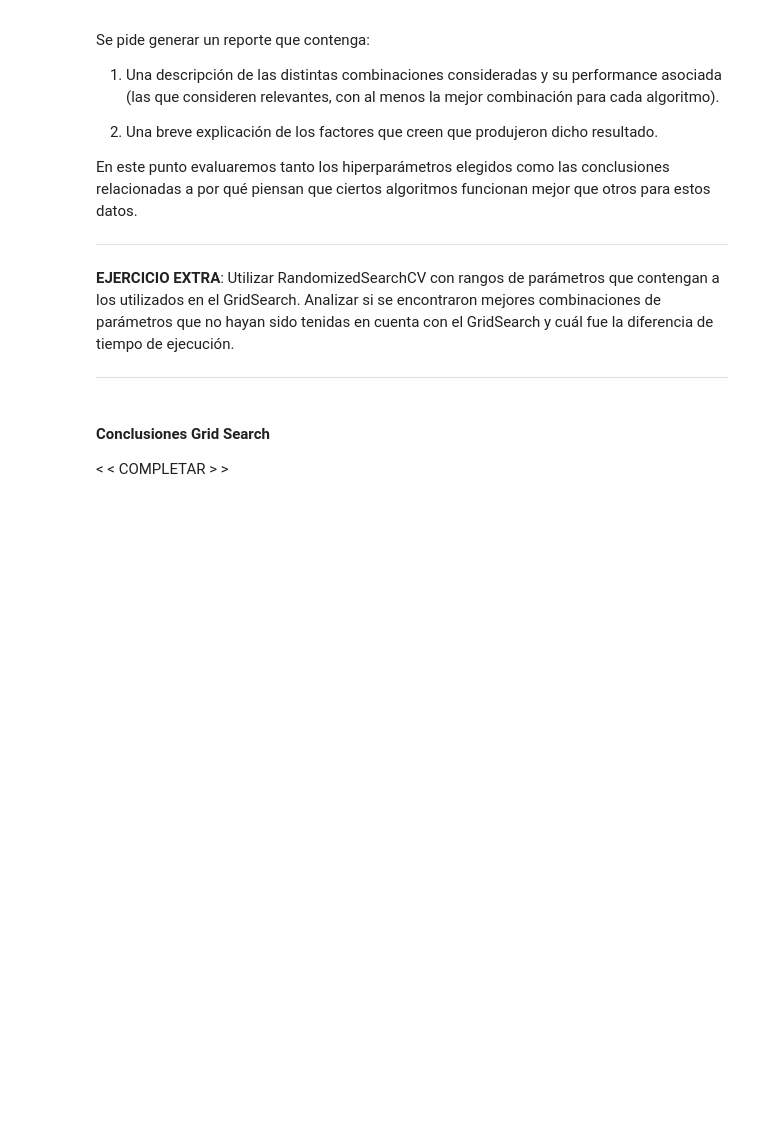
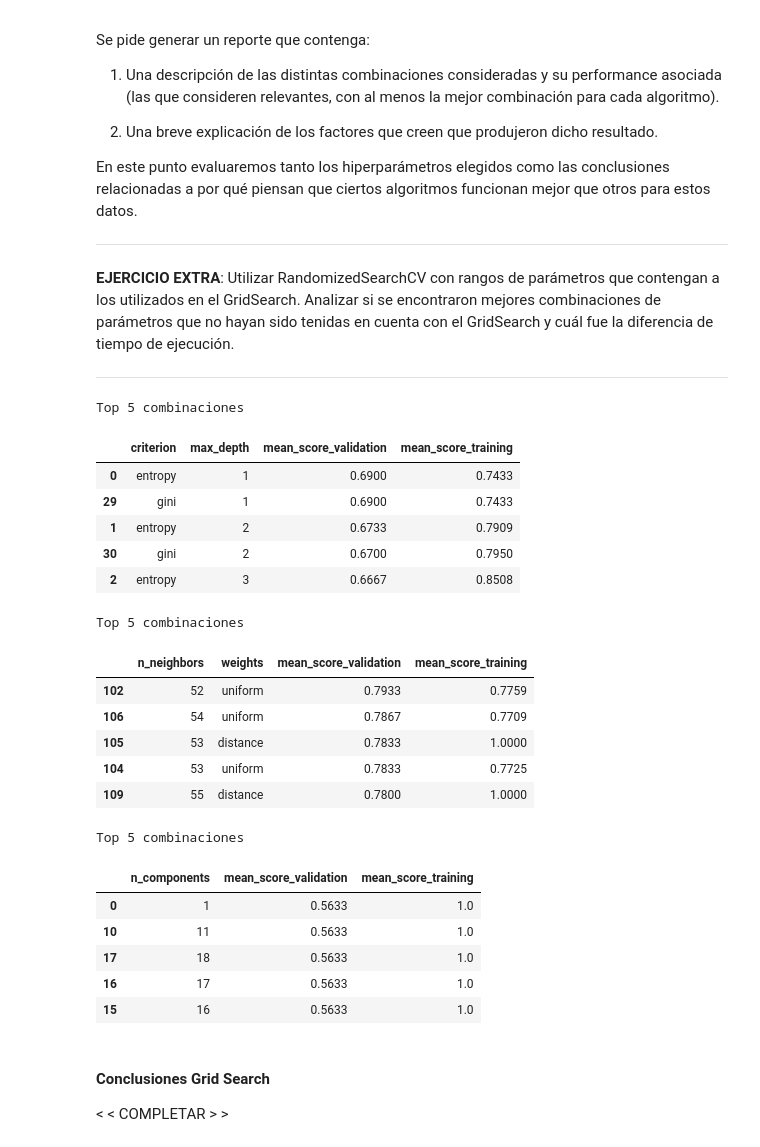
Before and after one commit to smcsicardi/machineLearning, a Jupyter notebook: TP1/TP1.ipynb, the cells around one changed output. Saved outputs shown, nothing was run; the diff lists cells and outputs as text; code cells hidden in the pictures; blank space fills up the shorter version.

```diff
--- a/TP1/TP1.ipynb
+++ b/TP1/TP1.ipynb
@@ -335,24 +341,87 @@ En este punto evaluaremos tanto los hiperparámetros elegidos como las conclusio
 # %%
 from sklearn.neighbors import KNeighborsClassifier
 from sklearn.discriminant_analysis import LinearDiscriminantAnalysis
 from sklearn.tree import DecisionTreeClassifier
 from sklearn.naive_bayes import GaussianNB
 from sklearn.svm import LinearSVC
 
 from sklearn.model_selection import GridSearchCV
 
 def top_resultados(grid, top=5):
     ## Si quieren, pueden utilizar esta función para imprimir las mejores combinaciones de su grid
     print("Top {} combinaciones".format(top))
-    df = pd.DataFrame(grid.cv_results_["params"])
+    df = pd.DataFrame(list(grid.cv_results_["params"]))
     df["mean_score_validation"] = grid.cv_results_["mean_test_score"]
     df["mean_score_training"] = grid.cv_results_["mean_train_score"]
     display(df.sort_values(by="mean_score_validation", ascending=False).head(top))
 
 ########################################################
 ## AQUI VA SU CODIGO
 ## Objetivo: comparar y explorar distintas combinaciones de parámetros para los algoritmos importados arriba
 ########################################################
+
+np.random.seed(SEED)
+X_train, X_test, y_train, y_test = sklearn.model_selection.train_test_split(X_dev, y_dev, test_size=0.2)
+c, r = y_train.shape
+y_train = y_train.values.reshape(c,)
+c, r = y_test.shape
+y_test = y_test.values.reshape(c,)
+
+
+
+# Árbol de decisión
+parametros_arbol = {"criterion":["entropy", "gini"], 'max_depth':np.arange(1,30)}
+grid_arbol = GridSearchCV(DecisionTreeClassifier(), parametros_arbol, cv=5)
+grid_arbol.fit(X_train, y_train)
+top_resultados(grid_arbol, top=5)
+
+# kNN
+
+parametros_knn = {"weights":["uniform", "distance"], 'n_neighbors':np.arange(1,200)}
+grid_knn = GridSearchCV(KNeighborsClassifier(), parametros_knn, cv=5)
+grid_knn.fit(X_train, y_train)
+top_resultados(grid_knn, top=5)
+
+
+# LDA
+parametros_lda = {"n_components":np.arange(1,20)}
+grid_lda = GridSearchCV(LinearDiscriminantAnalysis(), parametros_lda, cv=5)
+grid_lda.fit(X_train, y_train)
+top_resultados(grid_lda, top=5)
+
+# # GaussianNB
+# parametros_gauss = {}
+# grid_gauss = GridSearchCV(GaussianNB(), parametros_gauss, cv=5)
+# grid_gauss.fit(X_train, y_train)
+# top_resultados(grid_gauss, top=5)
+
+# # LinearSVC
+# parametros_lineal = {}
+# grid_lineal = GridSearchCV(LinearSVC(), parametros_lineal, cv=5)
+# grid_lineal.fit(X_train, y_train)
+# top_resultados(grid_lineal, top=5)
+# %% [output]
+Top 5 combinaciones
+|  | criterion | max_depth | mean_score_validation | mean_score_training |
+| 0 | entropy | 1 | 0.6900 | 0.7433 |
+| 29 | gini | 1 | 0.6900 | 0.7433 |
+| 1 | entropy | 2 | 0.6733 | 0.7909 |
+| 30 | gini | 2 | 0.6700 | 0.7950 |
+| 2 | entropy | 3 | 0.6667 | 0.8508 |
+Top 5 combinaciones
+|  | n_neighbors | weights | mean_score_validation | mean_score_training |
+| 102 | 52 | uniform | 0.7933 | 0.7759 |
+| 106 | 54 | uniform | 0.7867 | 0.7709 |
+| 105 | 53 | distance | 0.7833 | 1.0000 |
+| 104 | 53 | uniform | 0.7833 | 0.7725 |
+| 109 | 55 | distance | 0.7800 | 1.0000 |
+Top 5 combinaciones
+|  | n_components | mean_score_validation | mean_score_training |
+| 0 | 1 | 0.5633 | 1.0 |
+| 10 | 11 | 0.5633 | 1.0 |
+| 17 | 18 | 0.5633 | 1.0 |
+| 16 | 17 | 0.5633 | 1.0 |
+| 15 | 16 | 0.5633 | 1.0 |
 # %% [markdown]
 #### Conclusiones Grid Search
 
```
Also changed, not shown: parts of 3 cells of this notebook.
